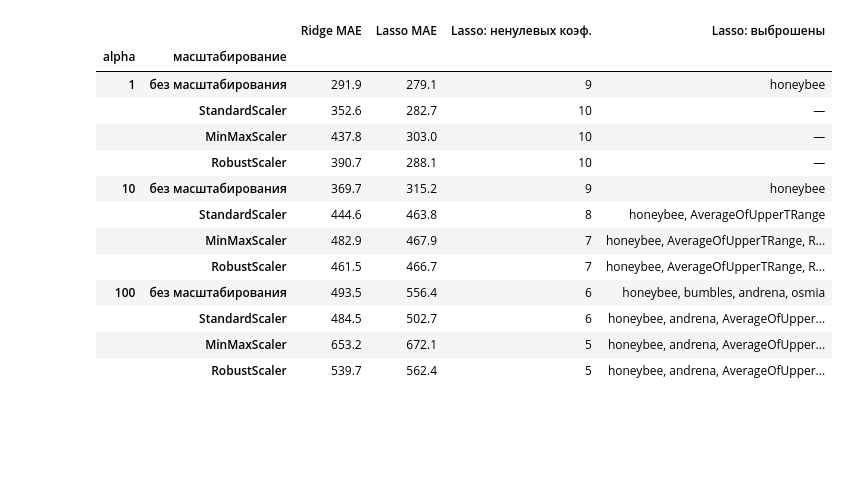
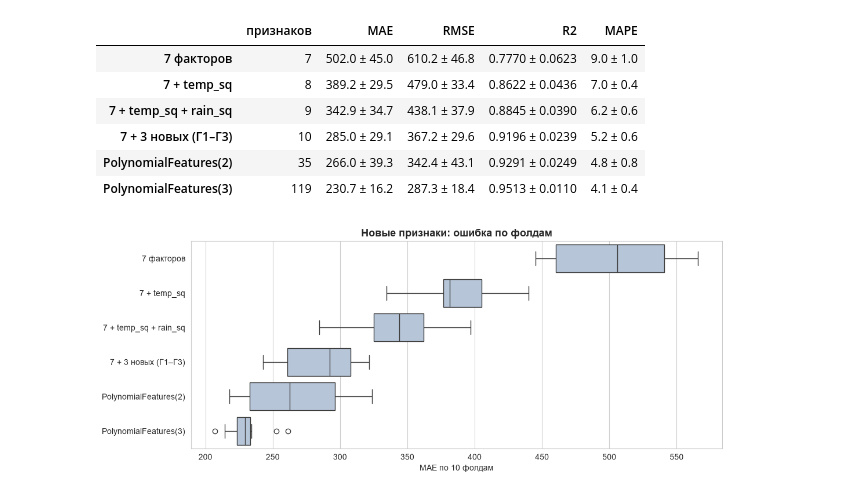
Before and after one commit to matveyyaros/Project-activities-case-9, a Jupyter notebook: notebooks/03_features_preprocessing.ipynb, the cells around one changed output. Drawn from its saved outputs; the diff is of its cells as text; code cells hidden in the pictures; blank space fills up the shorter version.

```diff
--- a/notebooks/03_features_preprocessing.ipynb
+++ b/notebooks/03_features_preprocessing.ipynb
@@ -105,0 +117,9 @@ print(f"Точка отсчёта — линейная регрессия на 7
+# %%
+# Отложенный тест — та же схема, что в модели: 20 %, random_state = 1911
+train, test = train_test_split(data, test_size=0.2, random_state=SEED)
+
+assert set(train.index).isdisjoint(test.index), "строки теста попали в обучение"
+assert train[FEATURES].merge(test[FEATURES], how="inner").empty, "одинаковые сценарии в train и test"
+
+X, y = train[FEATURES], train[TARGET]
+print(f"Обучение: {len(train)} строк | Тест: {len(test)} строк — тест дальше не используется")
@@ -248,11 +232,0 @@ plt.show()
-# %%
-NEW_FEATURES = ["temp_sq", "rain_sq", "rain_x_temp"]
-FEATURES = FACTORS + NEW_FEATURES
-
-hgb = HistGradientBoostingRegressor(random_state=RANDOM_STATE)
-tree_cmp = pd.DataFrame({
-    "7 факторов": evaluate(hgb, FACTORS, data=fe),
-    "7 факторов + 3 новых": evaluate(hgb, FEATURES, data=fe),
-}).T
-print("Градиентный бустинг (деревья):")
-tree_cmp.round(3)
@@ -348,35 +367,32 @@ scale_info.round(2)
 # %%
-SCALERS = {"без масштабирования": None, "StandardScaler": StandardScaler(),
-           "MinMaxScaler": MinMaxScaler(), "RobustScaler": RobustScaler()}
+NEW = ["temp_sq", "rain_sq", "rain_x_temp"]
+def poly_ridge(degree):
+    return make_pipeline(StandardScaler(), PolynomialFeatures(degree, include_bias=False), StandardScaler(), Ridge(alpha=0.5))
 
-def build(scaler, model):
-    return make_pipeline(scaler, model) if scaler is not None else make_pipeline(model)
+variants = {
+    "7 факторов": (LinearRegression(), XF[FEATURES], 7),
+    "7 + temp_sq": (LinearRegression(), XF[FEATURES + NEW[:1]], 8),
+    "7 + temp_sq + rain_sq": (LinearRegression(), XF[FEATURES + NEW[:2]], 9),
+    "7 + 3 новых (Г1–Г3)": (LinearRegression(), XF[FEATURES + NEW], 10),
+    "PolynomialFeatures(2)": (poly_ridge(2), X, 35),
+    "PolynomialFeatures(3)": (poly_ridge(3), X, 119),
+}
+fe_folds = {name: cv_scores(m, Xd) for name, (m, Xd, _) in variants.items()}
+fe_table = pd.DataFrame({name: {"признаков": n, **summary(fe_folds[name])} for name, (_, _, n) in variants.items()}).T
+display(fe_table.drop(columns=["_MAE", "_R2"]))
 
-rows = []
-for alpha in [1, 10, 100]:
-    for sname, scaler in SCALERS.items():
-        ridge_mae = evaluate(build(scaler, Ridge(alpha=alpha)), FEATURES, data=fe)["MAE"]
-        lasso = build(scaler, Lasso(alpha=alpha, max_iter=500_000))
-        lasso_mae = evaluate(lasso, FEATURES, data=fe)["MAE"]
-        coef = pd.Series(lasso.fit(fe[FEATURES], y)[-1].coef_, index=FEATURES)
-        rows.append({"alpha": alpha, "масштабирование": sname,
-                     "Ridge MAE": ridge_mae, "Lasso MAE": lasso_mae,
-                     "Lasso: ненулевых коэф.": int((coef.abs() > 1e-8).sum()),
-                     "Lasso: выброшены": ", ".join(coef.index[coef.abs() <= 1e-8]) or "—"})
-fixed_table = pd.DataFrame(rows).set_index(["alpha", "масштабирование"])
-fixed_table.round(1)
+fig, ax = plt.subplots(figsize=(11, 4.5))
+sns.boxplot(data=pd.DataFrame({k: v["MAE"] for k, v in fe_folds.items()}), orient="h", color="lightsteelblue", ax=ax)
+ax.set_xlabel("MAE по 10 фолдам")
+ax.set_title("Новые признаки: ошибка по фолдам", fontsize=13, fontweight="bold")
+plt.tight_layout()
+plt.show()
 # %% [output]
-|  |  | Ridge MAE | Lasso MAE | Lasso: ненулевых коэф. | Lasso: выброшены |
-| alpha | масштабирование |  |  |  |  |
-| 1 | без масштабирования | 291.9 | 279.1 | 9 | honeybee |
-|  | StandardScaler | 352.6 | 282.7 | 10 | — |
-|  | MinMaxScaler | 437.8 | 303.0 | 10 | — |
-|  | RobustScaler | 390.7 | 288.1 | 10 | — |
-| 10 | без масштабирования | 369.7 | 315.2 | 9 | honeybee |
-|  | StandardScaler | 444.6 | 463.8 | 8 | honeybee, AverageOfUpperTRange |
-|  | MinMaxScaler | 482.9 | 467.9 | 7 | honeybee, AverageOfUpperTRange, R... |
-|  | RobustScaler | 461.5 | 466.7 | 7 | honeybee, AverageOfUpperTRange, R... |
-| 100 | без масштабирования | 493.5 | 556.4 | 6 | honeybee, bumbles, andrena, osmia |
-|  | StandardScaler | 484.5 | 502.7 | 6 | honeybee, andrena, AverageOfUpper... |
-|  | MinMaxScaler | 653.2 | 672.1 | 5 | honeybee, andrena, AverageOfUpper... |
-|  | RobustScaler | 539.7 | 562.4 | 5 | honeybee, andrena, AverageOfUpper... |
+|  | признаков | MAE | RMSE | R2 | MAPE |
+| 7 факторов | 7 | 502.0 ± 45.0 | 610.2 ± 46.8 | 0.7770 ± 0.0623 | 9.0 ± 1.0 |
+| 7 + temp_sq | 8 | 389.2 ± 29.5 | 479.0 ± 33.4 | 0.8622 ± 0.0436 | 7.0 ± 0.4 |
+| 7 + temp_sq + rain_sq | 9 | 342.9 ± 34.7 | 438.1 ± 37.9 | 0.8845 ± 0.0390 | 6.2 ± 0.6 |
+| 7 + 3 новых (Г1–Г3) | 10 | 285.0 ± 29.1 | 367.2 ± 29.6 | 0.9196 ± 0.0239 | 5.2 ± 0.6 |
+| PolynomialFeatures(2) | 35 | 266.0 ± 39.3 | 342.4 ± 43.1 | 0.9291 ± 0.0249 | 4.8 ± 0.8 |
+| PolynomialFeatures(3) | 119 | 230.7 ± 16.2 | 287.3 ± 18.4 | 0.9513 ± 0.0110 | 4.1 ± 0.4 |
+[figure, added]
```
Also changed, not shown: parts of 64 cells of this notebook.
